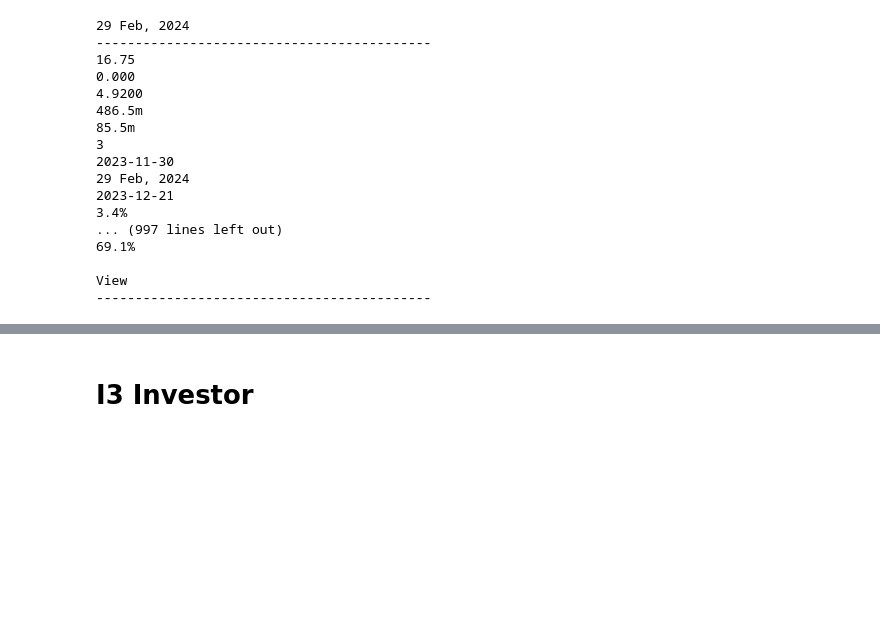
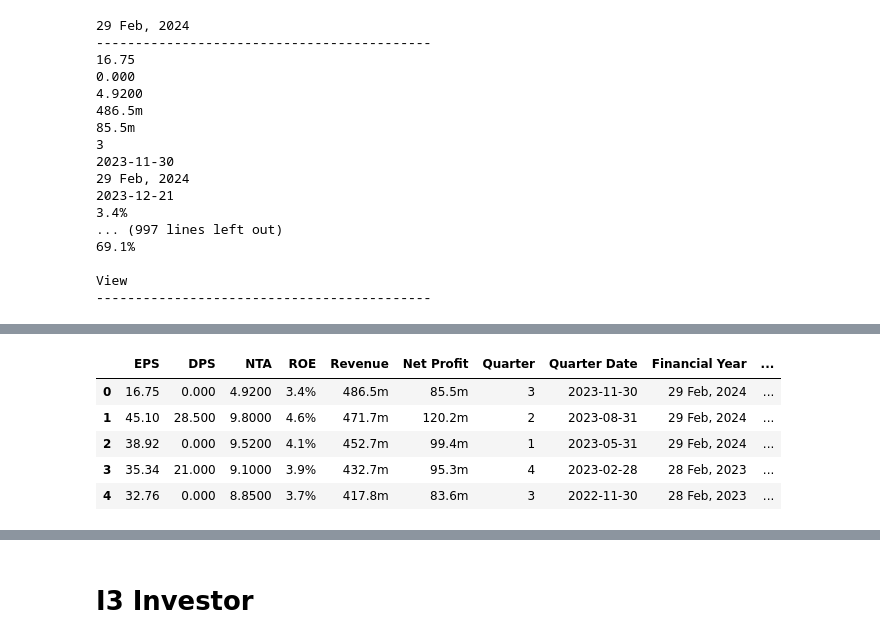
Before and after one commit to yeesem/Web-Scraping, a Jupyter notebook: Web_Scraping_KLSE_SCREENER.ipynb, the cells around one changed output, grey strips where cells are left out. Saved outputs shown, nothing was run; the diff lists cells and outputs as text; code cells hidden in the pictures; blank space fills up the shorter version.

```diff
--- a/Web_Scraping_KLSE_SCREENER.ipynb
+++ b/Web_Scraping_KLSE_SCREENER.ipynb
@@ -1027,0 +1185,13 @@ View
+# %%
+new_col_order = ["EPS","DPS","NTA","ROE","Revenue","Net Profit","Quarter","Quarter Date","Financial Year","Announced","Net Profit QoQ","Net Profit YoY"]
+
+quarter_result_table = quarter_result_table[new_col_order]
+
+quarter_result_table.head()
+# %% [output]
+|  | EPS | DPS | NTA | ROE | Revenue | Net Profit | Quarter | Quarter Date | Financial Year | ... |
+| 0 | 16.75 | 0.000 | 4.9200 | 3.4% | 486.5m | 85.5m | 3 | 2023-11-30 | 29 Feb, 2024 | ... |
+| 1 | 45.10 | 28.500 | 9.8000 | 4.6% | 471.7m | 120.2m | 2 | 2023-08-31 | 29 Feb, 2024 | ... |
+| 2 | 38.92 | 0.000 | 9.5200 | 4.1% | 452.7m | 99.4m | 1 | 2023-05-31 | 29 Feb, 2024 | ... |
+| 3 | 35.34 | 21.000 | 9.1000 | 3.9% | 432.7m | 95.3m | 4 | 2023-02-28 | 28 Feb, 2023 | ... |
+| 4 | 32.76 | 0.000 | 8.8500 | 3.7% | 417.8m | 83.6m | 3 | 2022-11-30 | 28 Feb, 2023 | ... |
```
Also changed, not shown: parts of 32 cells of this notebook.
